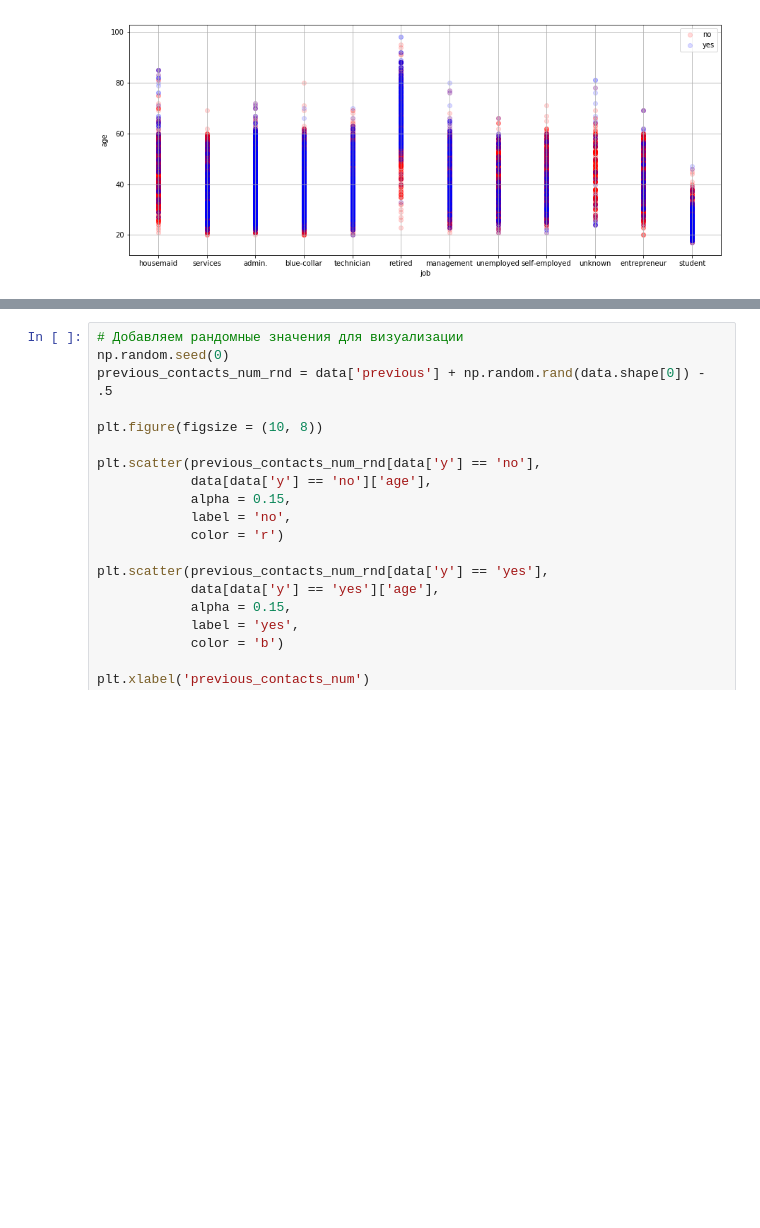
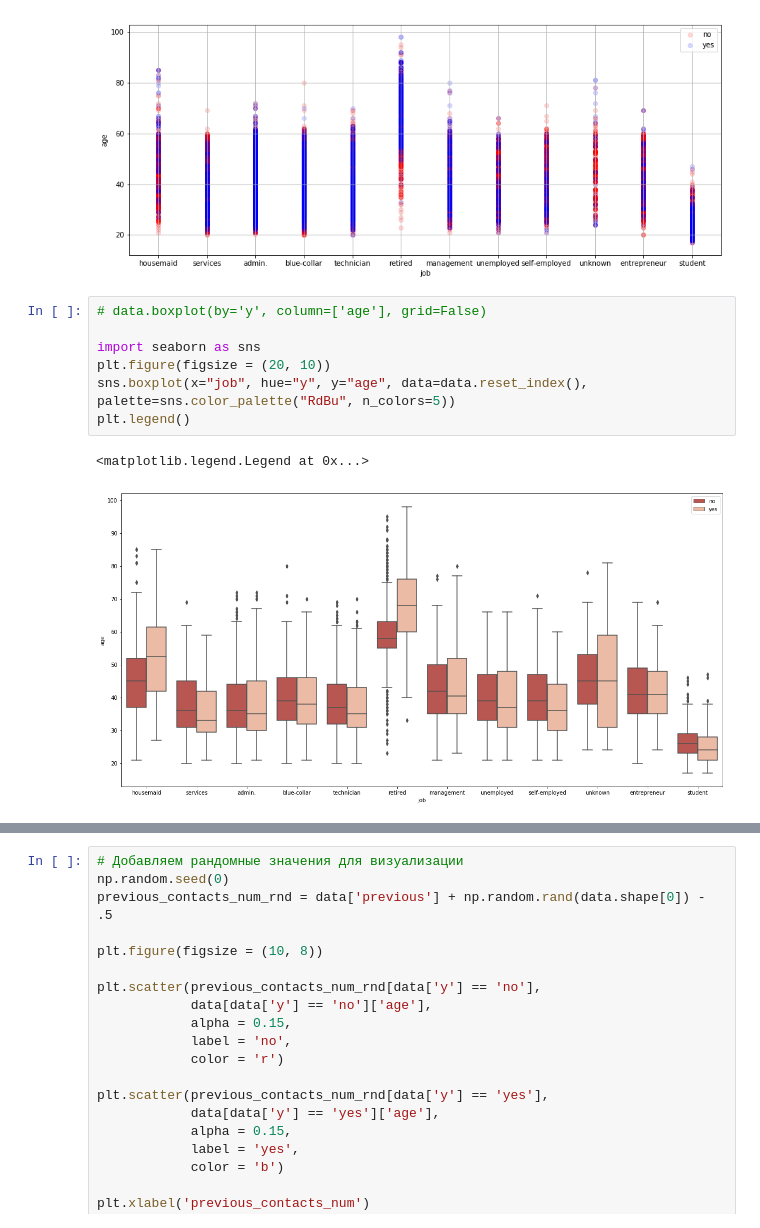
Before and after one commit to KhAngelina/ML, a Jupyter notebook: Task1/tutorial_deposite_prediction.ipynb, the cells around one changed output, grey strips where cells are left out. Drawn from its saved outputs; the diff is of its cells as text; blank space fills up the shorter version.

```diff
--- a/Task1/tutorial_deposite_prediction.ipynb
+++ b/Task1/tutorial_deposite_prediction.ipynb
@@ -204,3 +204,13 @@ plt.legend()
 plt.grid()
 # %% [output]
 [figure]
+# %%
+# data.boxplot(by='y', column=['age'], grid=False)
+
+import seaborn as sns
+plt.figure(figsize = (20, 10))
+sns.boxplot(x="job", hue="y", y="age", data=data.reset_index(), palette=sns.color_palette("RdBu", n_colors=5))
+plt.legend()
+# %% [output]
+<matplotlib.legend.Legend at 0x...>
+[figure, added]
```
Also changed, not shown: parts of 61 cells of this notebook.
